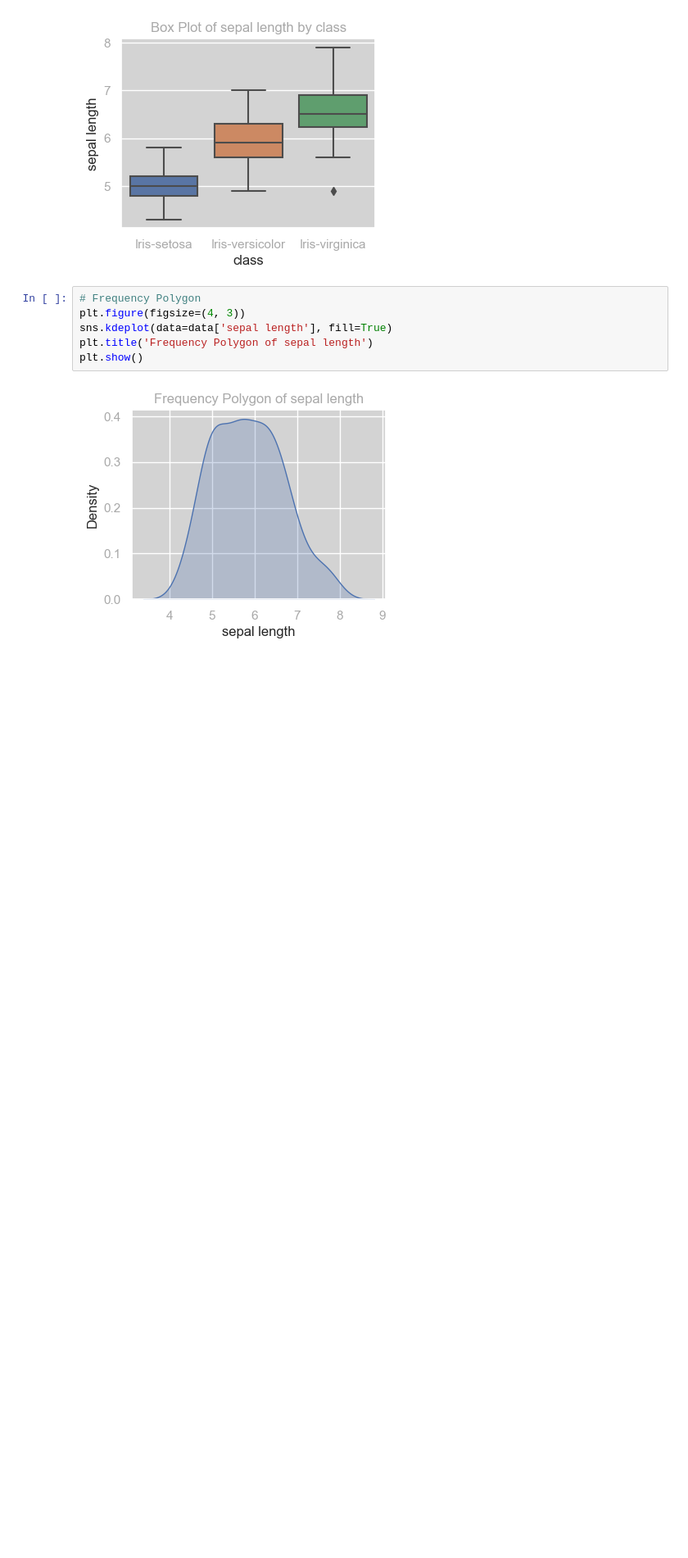
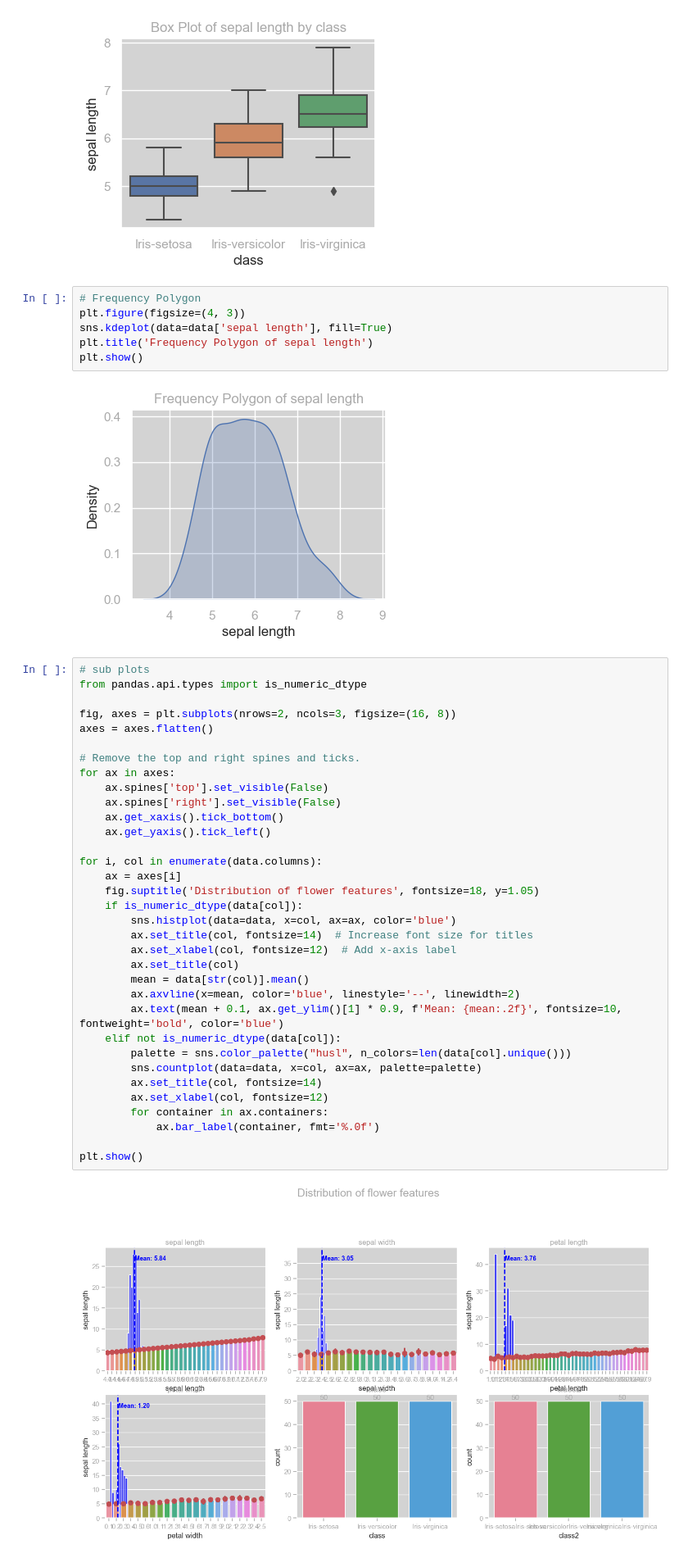
Before and after one commit to buildforfun/my_projects, a Jupyter notebook: statistics/statistics_fundamentals.ipynb, the cells around one changed output. Shown at 82% size. Saved outputs shown, nothing was run; the diff lists cells and outputs as text; blank space fills up the shorter version.

Commit message:
advanced subplots

```diff
--- a/statistics/statistics_fundamentals.ipynb
+++ b/statistics/statistics_fundamentals.ipynb
@@ -197,3 +197,39 @@ plt.title('Frequency Polygon of sepal length')
 plt.show()
 # %% [output]
 [figure]
+# %%
+# sub plots
+from pandas.api.types import is_numeric_dtype
+
+fig, axes = plt.subplots(nrows=2, ncols=3, figsize=(16, 8))
+axes = axes.flatten()
+
+# Remove the top and right spines and ticks.
+for ax in axes:
+    ax.spines['top'].set_visible(False)
+    ax.spines['right'].set_visible(False)
+    ax.get_xaxis().tick_bottom()
+    ax.get_yaxis().tick_left()
+
+for i, col in enumerate(data.columns):
+    ax = axes[i]
+    fig.suptitle('Distribution of flower features', fontsize=18, y=1.05)
+    if is_numeric_dtype(data[col]):
+        sns.histplot(data=data, x=col, ax=ax, color='blue')
+        ax.set_title(col, fontsize=14)  # Increase font size for titles
+        ax.set_xlabel(col, fontsize=12)  # Add x-axis label
+        ax.set_title(col)
+        mean = data[str(col)].mean()
+        ax.axvline(x=mean, color='blue', linestyle='--', linewidth=2)
+        ax.text(mean + 0.1, ax.get_ylim()[1] * 0.9, f'Mean: {mean:.2f}', fontsize=10, fontweight='bold', color='blue')
+    elif not is_numeric_dtype(data[col]):
+        palette = sns.color_palette("husl", n_colors=len(data[col].unique()))
+        sns.countplot(data=data, x=col, ax=ax, palette=palette)
+        ax.set_title(col, fontsize=14)
+        ax.set_xlabel(col, fontsize=12)
+        for container in ax.containers:
+            ax.bar_label(container, fmt='%.0f')
+
+plt.show()
+# %% [output]
+[figure, added]
```
